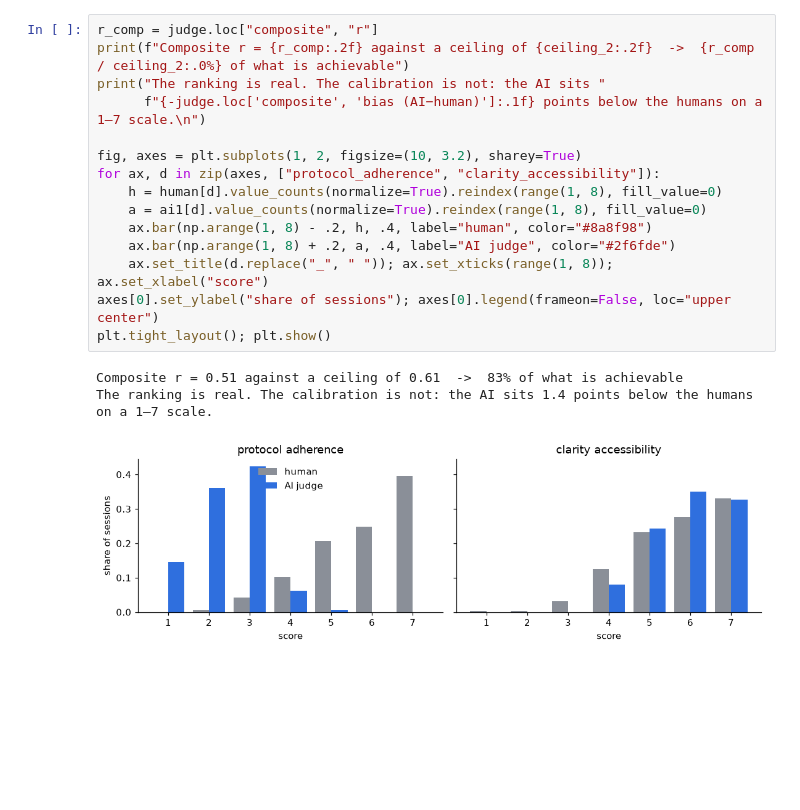
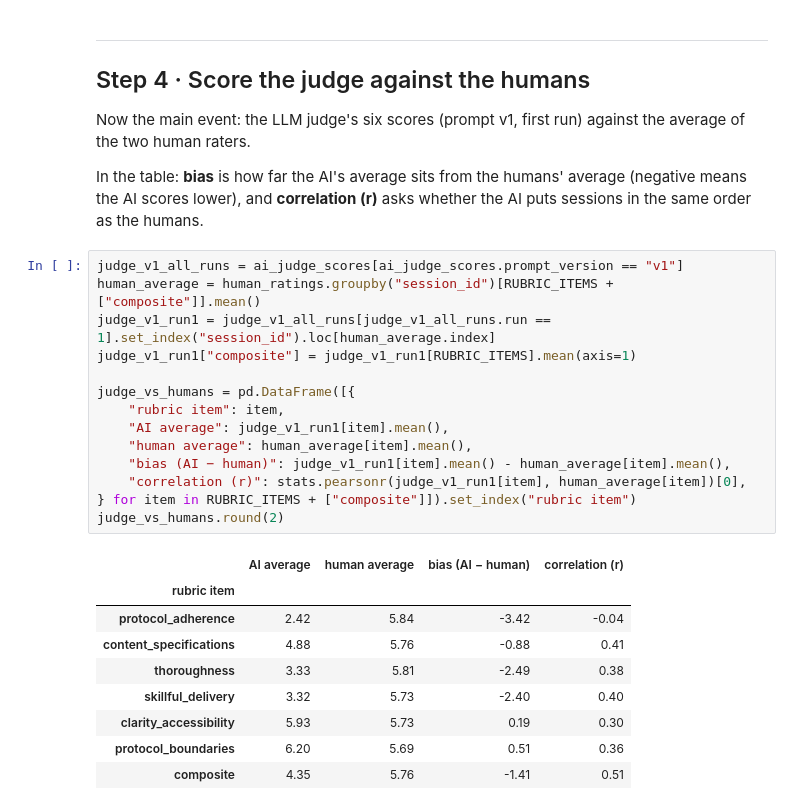
Before and after one commit to Shamiri-Institute/fidelity-eval-demo, a Jupyter notebook: notebooks/fidelity_eval_walkthrough_with_outputs.ipynb, the cells around one changed output. Saved outputs shown, nothing was run; the diff lists cells and outputs as text; blank space fills up the shorter version.

```diff
--- a/notebooks/fidelity_eval_walkthrough_with_outputs.ipynb
+++ b/notebooks/fidelity_eval_walkthrough_with_outputs.ipynb
@@ -457,20 +464,32 @@ judge.round(2)
+# %% [markdown]
+---
+## Step 4 · Score the judge against the humans
+
+Now the main event: the LLM judge's six scores (prompt v1, first run) against the average of the two human raters.
+
+In the table: **bias** is how far the AI's average sits from the humans' average (negative means the AI scores lower), and **correlation (r)** asks whether the AI puts sessions in the same order as the humans.
 # %%
-r_comp = judge.loc["composite", "r"]
-print(f"Composite r = {r_comp:.2f} against a ceiling of {ceiling_2:.2f}  ->  {r_comp / ceiling_2:.0%} of what is achievable")
-print("The ranking is real. The calibration is not: the AI sits "
-      f"{-judge.loc['composite', 'bias (AI−human)']:.1f} points below the humans on a 1–7 scale.\n")
+judge_v1_all_runs = ai_judge_scores[ai_judge_scores.prompt_version == "v1"]
+human_average = human_ratings.groupby("session_id")[RUBRIC_ITEMS + ["composite"]].mean()
+judge_v1_run1 = judge_v1_all_runs[judge_v1_all_runs.run == 1].set_index("session_id").loc[human_average.index]
+judge_v1_run1["composite"] = judge_v1_run1[RUBRIC_ITEMS].mean(axis=1)
 
-fig, axes = plt.subplots(1, 2, figsize=(10, 3.2), sharey=True)
-for ax, d in zip(axes, ["protocol_adherence", "clarity_accessibility"]):
-    h = human[d].value_counts(normalize=True).reindex(range(1, 8), fill_value=0)
-    a = ai1[d].value_counts(normalize=True).reindex(range(1, 8), fill_value=0)
-    ax.bar(np.arange(1, 8) - .2, h, .4, label="human", color="#8a8f98")
-    ax.bar(np.arange(1, 8) + .2, a, .4, label="AI judge", color="#2f6fde")
-    ax.set_title(d.replace("_", " ")); ax.set_xticks(range(1, 8)); ax.set_xlabel("score")
-axes[0].set_ylabel("share of sessions"); axes[0].legend(frameon=False, loc="upper center")
-plt.tight_layout(); plt.show()
+judge_vs_humans = pd.DataFrame([{
+    "rubric item": item,
+    "AI average": judge_v1_run1[item].mean(),
+    "human average": human_average[item].mean(),
+    "bias (AI − human)": judge_v1_run1[item].mean() - human_average[item].mean(),
+    "correlation (r)": stats.pearsonr(judge_v1_run1[item], human_average[item])[0],
+} for item in RUBRIC_ITEMS + ["composite"]]).set_index("rubric item")
+judge_vs_humans.round(2)
 # %% [output]
-Composite r = 0.51 against a ceiling of 0.61  ->  83% of what is achievable
-The ranking is real. The calibration is not: the AI sits 1.4 points below the humans on a 1–7 scale.
-[figure, removed]
+|  | AI average | human average | bias (AI − human) | correlation (r) |
+| rubric item |  |  |  |  |
+| protocol_adherence | 2.42 | 5.84 | -3.42 | -0.04 |
+| content_specifications | 4.88 | 5.76 | -0.88 | 0.41 |
+| thoroughness | 3.33 | 5.81 | -2.49 | 0.38 |
+| skillful_delivery | 3.32 | 5.73 | -2.40 | 0.40 |
+| clarity_accessibility | 5.93 | 5.73 | 0.19 | 0.30 |
+| protocol_boundaries | 6.20 | 5.69 | 0.51 | 0.36 |
+| composite | 4.35 | 5.76 | -1.41 | 0.51 |
 # %%
```
Also changed, not shown: parts of 60 cells of this notebook, 2 other files.
